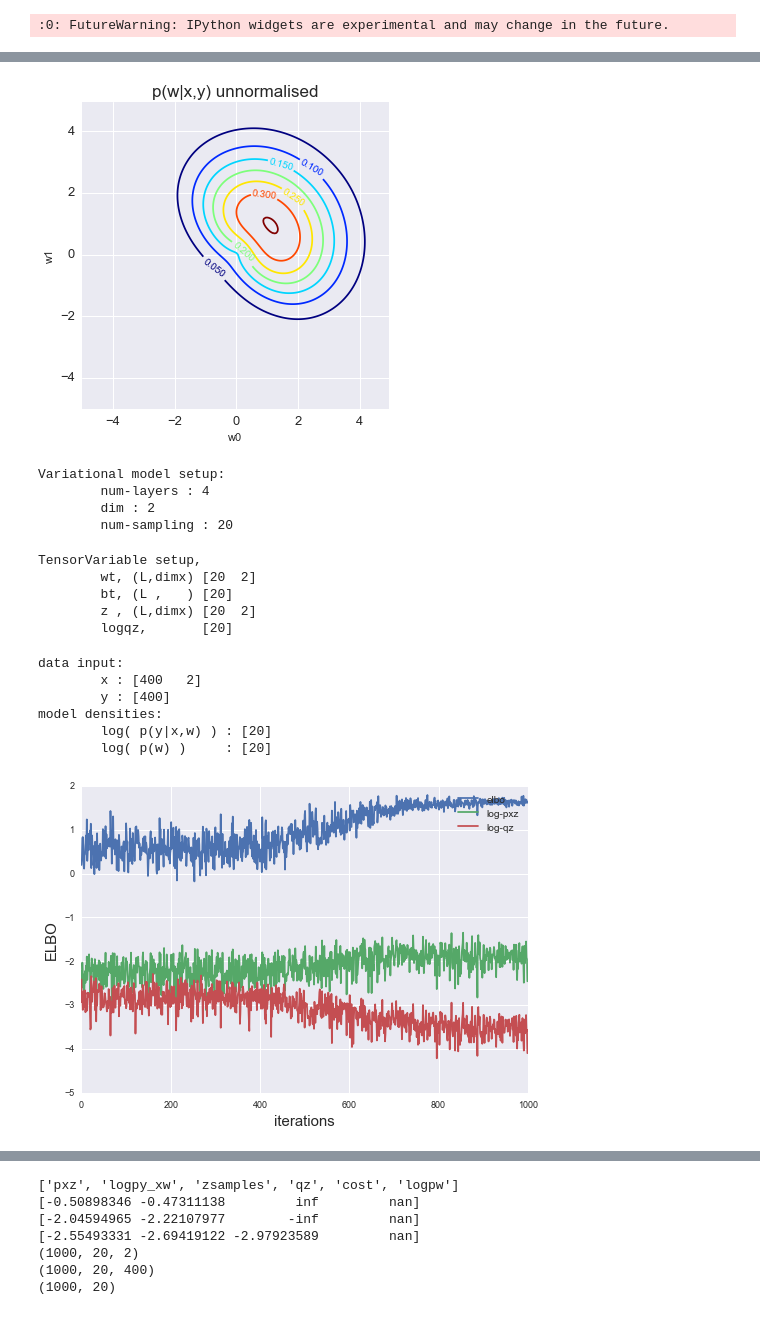
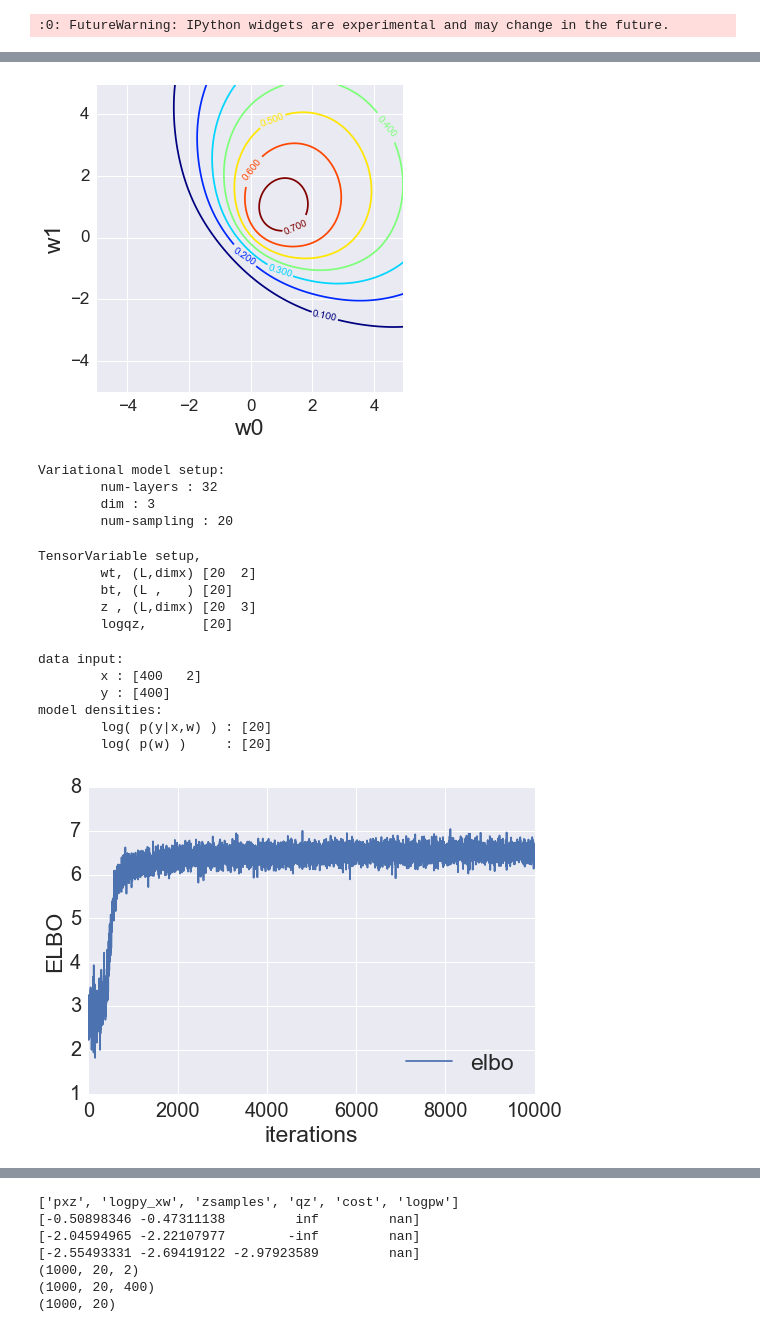
Before and after one commit to AndyZhang17/iaf2, a Jupyter notebook: phase4_logistic.ipynb, the cells around one changed output, grey strips where cells are left out. Drawn from its saved outputs; the diff is of its cells as text; code cells hidden in the pictures.

```diff
--- a/phase4_logistic.ipynb
+++ b/phase4_logistic.ipynb
@@ -29,7 +29,10 @@ floatX = utils.floatX
 :0: FutureWarning: IPython widgets are experimental and may change in the future.
 # %%
 # parameter setup
-reload( models.moon )
+EXP = 1
+SAVE_FLAG = True
 DIMX = 2
 model = moon.Logistic(DIMX)
-ROOT = '../report/figs/bayes/logistic'
+ROOT = '../report/figs/bayes/logistic/exp%d/'%EXP
+model.setPriorCenter(0.0)
+print 'save flag : %s' % SAVE_FLAG
@@ -57,18 +71,0 @@ ValueError: operands could not be broadcast together with shapes (100,2) (3,)
-# %%
-# data generation, 2D
-SIZE = 400
-S1 = int(SIZE*.5)
-S2 = int(SIZE*.5)
-
-blob_scale = np.asarray([0.7,0.7])
-y1 = np.ones(S1);   x1 = npr.randn( S1, DIMX )/blob_scale + np.asarray([1,1])
-y2 = np.zeros(S2);  x2 = npr.randn( S2, DIMX )/blob_scale + np.asarray([-2,-2])
-
-
-xn = np.concatenate([x1,x2],axis=0)
-yn = np.concatenate([y1,y2],axis=0)
-data = {'x':xn,'y':yn}
-print ('data generated:\n\tx : %s\n\ty : %s, \tvalues : %s' %(data['x'].shape,data['y'].shape,np.unique(data['y'])))
-fig = plotZ.category2d(data['x'],data['y'],dotarea=10)
-plt.xlabel('x1')
-plt.ylabel('x2')
@@ -81,55 +72,57 @@ data generated:
 # %%
 # parameter setup
-PRIOR_WEIGHT = 0.9
+PRIOR_WEIGHT = 0.05
 # %%
 # plot true posterior
 
 LOW,HIGH = -5,+5
 GAP = (HIGH - LOW)/200.
 gps, g1, g2 = mathZ.gridPoints( (LOW,HIGH,GAP), (LOW,HIGH,GAP) )
 L = gps.shape[0]
 
 xname = 'w0'; yname = 'w1'
 INDEX = [0,1]
 DEFAULT = 0
 BIAS = 0
 
 ws = np.ones( (L, DIMX) ) * DEFAULT
 ws[:,INDEX[0]] = gps[:,0]
 ws[:,INDEX[1]] = gps[:,1]
 bs = np.ones(L)*BIAS
 logs_,logall = model.nlogPy_xw(data['x'],data['y'],ws,bs*5)
 
 logs = logs_  + model.nlogPw2(ws)*PRIOR_WEIGHT
 
 pws = np.exp( logs.reshape(g1.shape[1],g2.shape[0]) )
 fig = plt.figure()
 CS = plt.contour(g1,g2,pws,cmap='jet')
 plt.clabel(CS, inline=1, fontsize=10)
 plt.axes().set_aspect('equal')
-plt.xlabel(xname); plt.ylabel(yname)
-plt.tick_params(axis='both', which='major', labelsize=13)
-plt.title('p(w|x,y) unnormalised', fontsize=17)
+plt.xlabel(xname,fontsize=23); plt.ylabel(yname,fontsize=23)
+plt.tick_params(axis='both', which='major', labelsize=17)
+# plt.title('p(w|x,y) unnormalised', fontsize=17)
+if SAVE_FLAG:
+    plt.savefig(ROOT+'/posterior.png')
 plt.show()
 # %% [output]
-[figure, old version]
+[figure, new version]
 # %%
 ##
 ## NF parameter setup
 ##
-NUMITER = 1000
+NUMITER = 10000
 SAMPLINGNUM = 20
-NUM_LAYERS = 4
+NUM_LAYERS = 32
 
 NF_TYPE, STD = 'normal', 1.0
 # NF_TYPE, STD = 'uniform', 4.0
 
-DIMNF = DIMX
+DIMNF = DIMX+1
 print('Variational model setup:\n\tnum-layers : %d\n\tdim : %d\n\tnum-sampling : %d'%(NUM_LAYERS,DIMNF,SAMPLINGNUM))
 # %% [output]
 Variational model setup:
-        num-layers : 4
-        dim : 2
+        num-layers : 32
+        dim : 3
         num-sampling : 20
 # %%
 # construction variational model
@@ -138,8 +131,9 @@ e = iaf.getNoiseVar(SAMPLINGNUM)
 z, logqz = iaf.reparam(e)                 # z = L * ( DIMNF )
 
 # matching latent variables to parameters
-wt = z
-bt = utils.theanoGeneral.sharedf([0]*SAMPLINGNUM)
+wt = z[:,:DIMX]
+bt = T.squeeze( z[:,-1] )
+# bt = utils.theanoGeneral.sharedf([0]*SAMPLINGNUM)
 
 print('TensorVariable setup,\n\twt, (L,dimx) %s\n\tbt, (L ,   ) %s\n\tz , (L,dimx) %s\n\tlogqz,       %s'
       % (wt.shape.eval(), bt.shape.eval(), z.shape.eval(), logqz.shape.eval()) )
@@ -147,7 +141,7 @@ print('TensorVariable setup,\n\twt, (L,dimx) %s\n\tbt, (L ,   ) %s\n\tz , (L,dim
 TensorVariable setup,
         wt, (L,dimx) [20  2]
         bt, (L ,   ) [20]
-        z , (L,dimx) [20  2]
+        z , (L,dimx) [20  3]
         logqz,       [20]
 # %%
 # COST
@@ -207,18 +201,17 @@ for k in keys:
 # plt.show()
 xs = range(NUMITER)
 plt.plot( xs, -record['cost'], '-', label='elbo')
-plt.xlabel('iterations',fontsize=15)
-plt.ylabel('ELBO',fontsize=15)
-plt.tick_params(axis='both', which='major', labelsize=9)
-# plt.savefig(OUTPATH+'/elbo_L%d.png'%(NUM_LAYERS))
-
-plt.plot( xs, record['pxz'], '-', label='log-pxz')
-plt.plot( xs, record['qz'], '-', label='log-qz')
-
-plt.legend()
+plt.xlabel('iterations',fontsize=23)
+plt.ylabel('ELBO',fontsize=23)
+plt.tick_params(axis='both', which='major', labelsize=20)
+#plt.plot( xs, record['pxz'], '-', label='log-pxz')
+#plt.plot( xs, record['qz'], '-', label='log-qz')
+plt.legend(fontsize=23,loc=4)
+if SAVE_FLAG:
+    plt.savefig(ROOT+'/elbo_L%d.png'% NUM_LAYERS)
 plt.show()
 # %% [output]
-[figure, old version]
+[figure, new version]
 # %%
 # estimated posterior
 xlims = (-4,+4)
```
Also changed, not shown: parts of 8 cells of this notebook, 6 other files.
